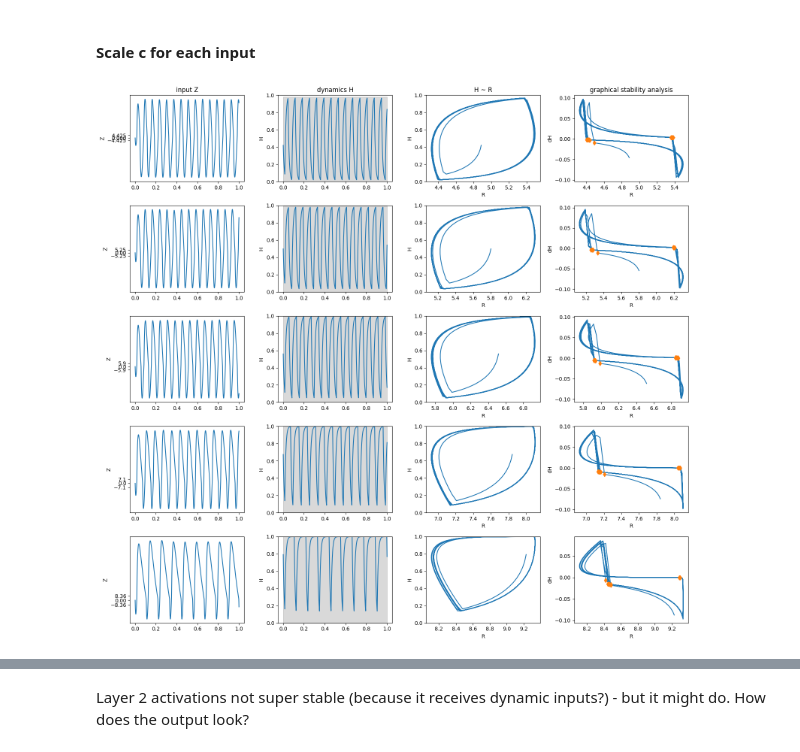
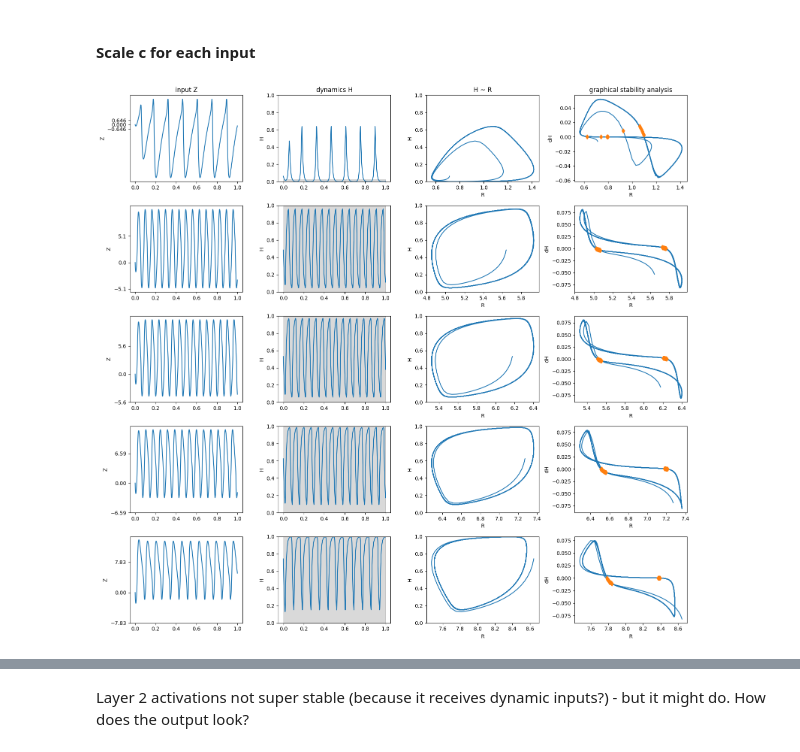
Before and after one commit to katduecker/dnn_osci, a Jupyter notebook: DynNN_figures_thesis.ipynb, the cells around one changed output, grey strips where cells are left out. Saved outputs shown, nothing was run; the diff lists cells and outputs as text; code cells hidden in the pictures.

```diff
--- a/DynNN_figures_thesis.ipynb
+++ b/DynNN_figures_thesis.ipynb
@@ -906,8 +1030,8 @@ O = O.detach().cpu().numpy()
 
 tau_h = 0.01
 tau_R = 0.1
-S = .01
-c = 10.5
+S = .085
+c = 10.5#1.4*maxZ
 
 t_start = 0     # when stimulus presented
 t = 0             # when to begin plot
@@ -955,34 +1079,34 @@ for i,z in enumerate(Z_idx[1]):
     axs[i,1].set_title('dynamics H')
     axs[i,2].set_title('H ~ R')
     axs[i,3].set_title('graphical stability analysis')
 
 #if aamp:
    # axs[i,1].plot(timevec[t:],0.5*np.sin(2*np.pi*afreq*timevec[t:]+aph)+0.5,color = 'k',linestyle='-.')
   axs[i,1].fill_between(timevec[t:], np.tile(0,timevec[t:].shape[0]), np.tile(H1[Z_round_idx[z]],timevec[t:].shape[0]), alpha=0.15, color=[0, 0, 0])
   axs[i,1].set_ylabel('H')
 
   axs[i,1].set_ylim(0,1)
   axs[i,2].plot(R1t[Z_round_idx[z],t+1:],H1t[Z_round_idx[z],t+1:])
   axs[i,2].set_ylim(0,1)
   axs[i,2].set_xlabel('R')
   axs[i,2].set_ylabel('H')
 
   dH = np.diff(H1t[Z_round_idx[z]])
 
   mark_sign_chan = np.array(())
   for h in range(dH.shape[0]-1):
     if (np.sign(dH[h])+np.sign(dH[h+1])) == 0:
       mark_sign_chan = np.append(mark_sign_chan,h)
 
   axs[i,3].plot(R1t[Z_round_idx[z],t+1:],dH)
   axs[i,3].plot(R1t[Z_round_idx[z],(t+1+mark_sign_chan).astype(int)],dH[(t+mark_sign_chan).astype(int)],'d')
   axs[i,3].set_xlabel('R')
   axs[i,3].set_ylabel('dH')
 
 
 fig.tight_layout()
 # %% [output]
-[figure, old version]
+[figure, new version]
 # %%
 # Layer 2
 
```
Also changed, not shown: parts of 21 cells of this notebook.
